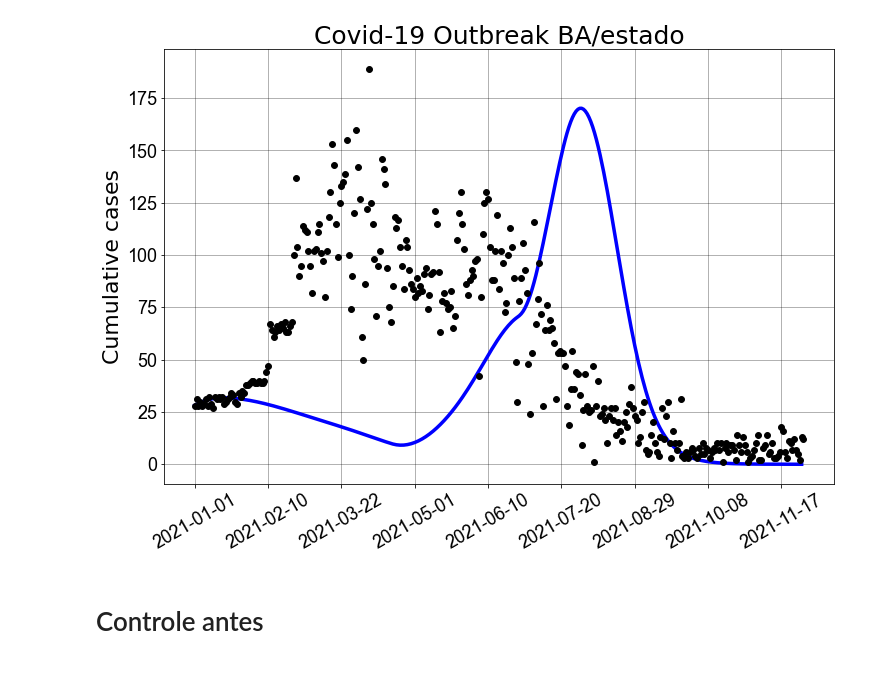
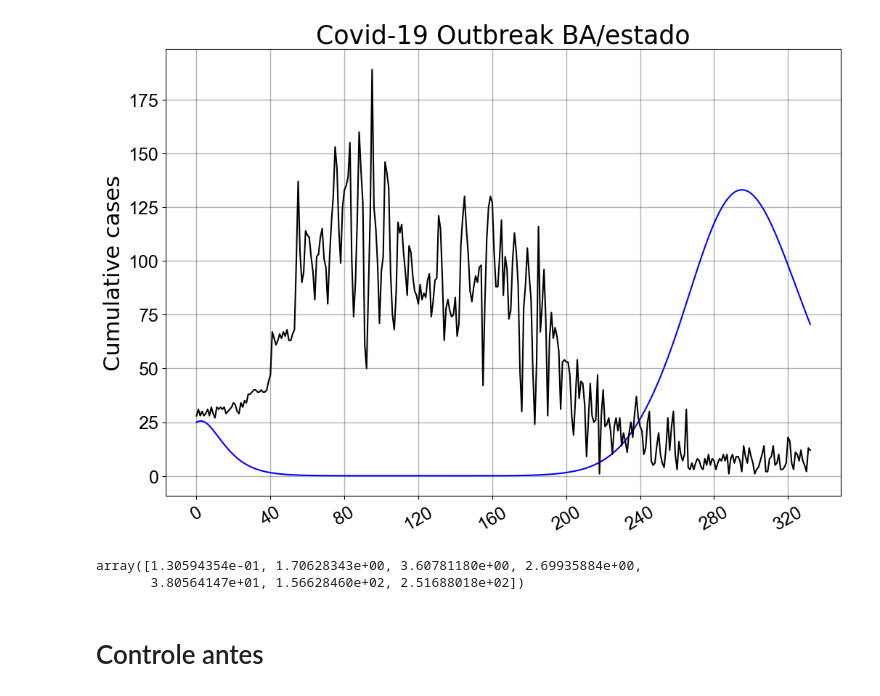
Before and after one commit to filipe7788/SEIHURD, a Jupyter notebook: Fit_Vacinado.ipynb, the cells around one changed output. Cells and saved outputs as stored; diff of their text form; code cells hidden in the pictures.

```diff
--- a/Fit_Vacinado.ipynb
+++ b/Fit_Vacinado.ipynb
@@ -195,0 +31,22 @@ def Best_Fit(data,n_tries, ts0, q0):
+# %%
+vacinados_dados_aux = np.copy(vacinados_dados)
+for i in range(1,len(vacinados_dados_aux)):
+    diff = vacinados_dados_aux[i] - vacinados_dados_aux[i-1]
+    if diff < 0:
+        vacinados_dados_aux[i-1] = vacinados_dados_aux[i]
+
+novos_vacinados = np.diff(vacinados_dados_aux)
+
+
+
+novos_vacinados_at=np.zeros(1+len(novos_vacinados))
+for i in range(len(novos_vacinados)):
+    novos_vacinados_at[1+i]=novos_vacinados[i]
+novos_vacinados=novos_vacinados_at
+
+novos_vacinados = novos_vacinados.tolist()
+
+# for i in range(15):
+#     novos_vacinados.insert(0, 0)
+# for i in range(15):
+#     novos_vacinados.pop(-1)
@@ -195,0 +143,13 @@ def Best_Fit(data,n_tries, ts0, q0):
+# %%
+def lq_SIR(pars, data, ts0, q0):
+    beta0, beta1, beta2,beta3, t1, t2, t3 = pars
+
+    #parameters
+    parode = beta0, beta1, beta2,beta3, t1, t2, t3
+    #calls integrator
+    qs = odeint(SIR, q0, ts0, args=(parode,),mxstep=1000000)
+    mortos = np.diff(qs[:,-3])*14930634
+    #define the standardized residuals
+    errMortos = (mortos - data) / np.sqrt(mortos+1)
+
+    return np.r_[errMortos]
@@ -283,4 +255,8 @@ qs = odeint(SIR,q0, ts0,args=(parode,),mxstep=1000000)
 # %%
+
+#Save Fig
+#fig.savefig(r"Fits\\"+s+file+".png",bbox_inches='tight')
+
 qi = qs[:,-3] #Casos acumulados
 
 #Plotting
@@ -291,38 +267,42 @@ fig, ax = pl.subplots(figsize=(12,8))
 ax.grid(which='major', axis='both', color='black',linewidth=1.,alpha=0.3)
 
 #Plot the points(Scatters). s=size, zorder= priority->(puttin g the points in at the front of everything).
-
-ax.scatter(dates[:len(dates)-1], np.diff(data_mortes), s=35,color='black',zorder=3,label='Reported data')
+ax.plot( np.diff(data_mortes),color='black',zorder=3,label='Reported data')
 
 #Plot the fitted function as a line.
-ax.plot(dates[:len(qi)-1], np.diff((N0*qi)),color='blue', linewidth=3.5,label='Fitted function')
+ax.plot(np.diff((N*qi)),color='blue',label='Fitted function')
 ax.autoscale()
 
 #Set the labels
 ax.set_ylabel('Cumulative cases',fontsize=22)
 
 #Set the title
 ax.set_title('Covid-19 Outbreak '+s+'/'+file,fontsize=25)
 
 #The size of the numbers on the axixis
 ax.tick_params(labelsize=18)
 
 #Limiting the ammount of dates on the X axixs
 ax.xaxis.set_major_locator(pl.MaxNLocator(10))
 #Rotating the dates for better visualization
 pl.setp(ax.get_xticklabels(), rotation=30)
 
 
 #Setting the font of the numbers on the axixis as ARIAL
 for tick in ax.get_xticklabels():
     tick.set_fontname("Arial")
 for tick in ax.get_yticklabels():
     tick.set_fontname("Arial")
 
 #Show Graph
 pl.show()
 # %% [output]
-[figure, old version]
+[figure, new version]
+# %%
+best_pop
+# %% [output]
+array([1.30594354e-01, 1.70628343e+00, 3.60781180e+00, 2.69935884e+00,
+       3.80564147e+01, 1.56628460e+02, 2.51688018e+02])
 # %% [markdown]
 # Controle antes
 # %%
```
Also changed, not shown: parts of 7 cells of this notebook, 8 other files.
